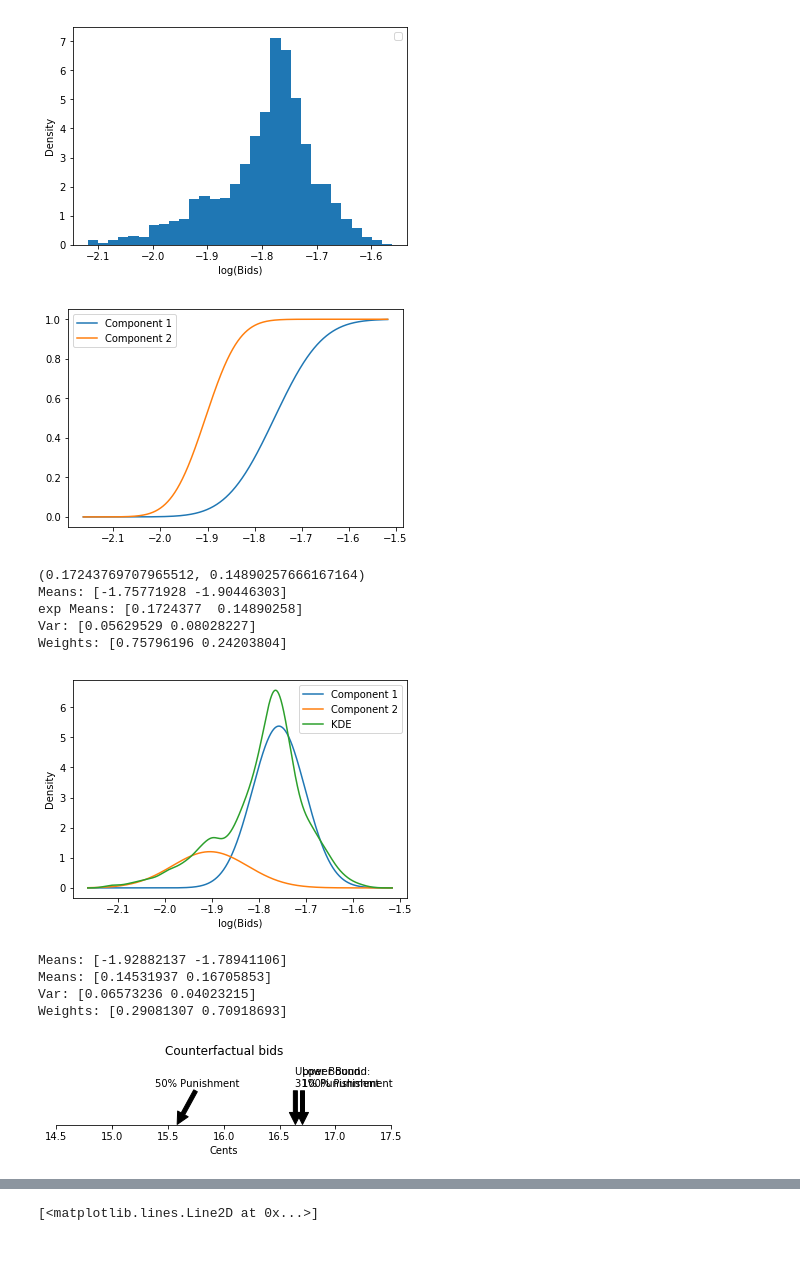
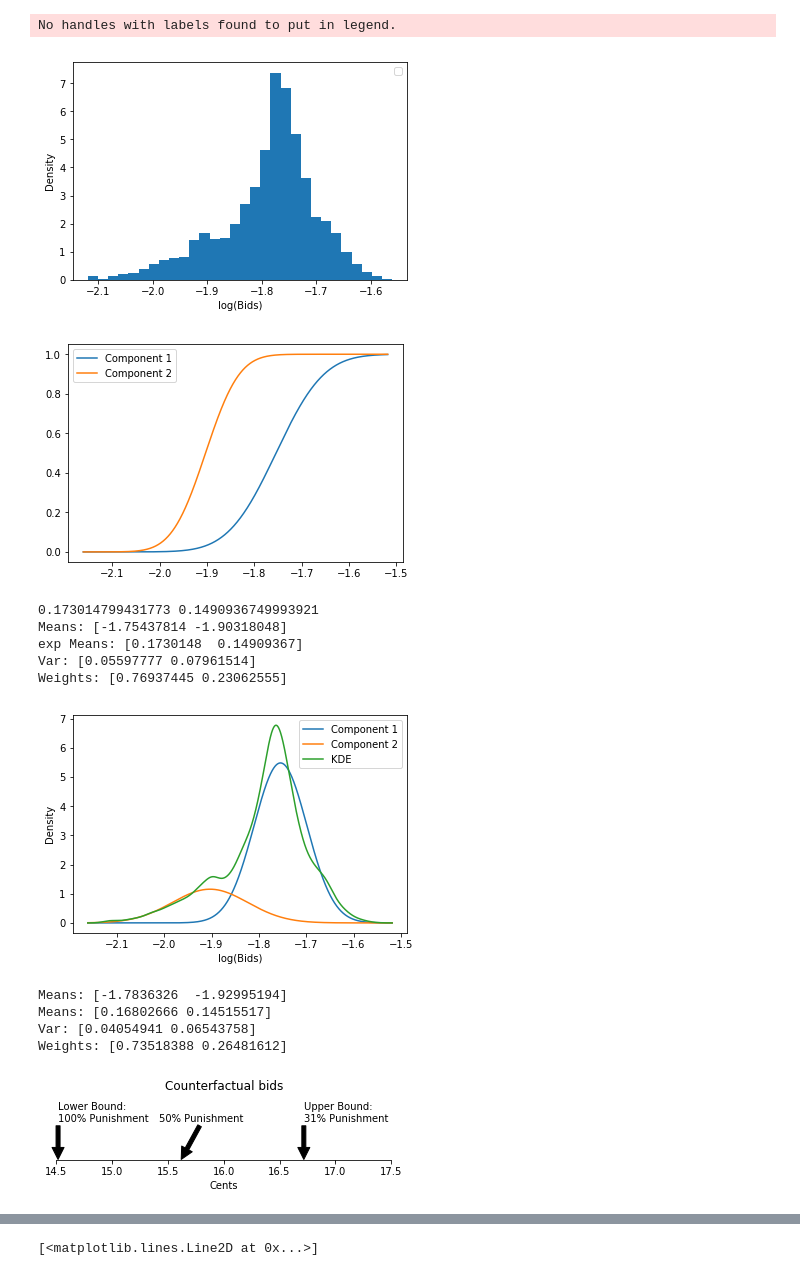
Before and after one commit to ericschulman/tx_milk_2yp, a Jupyter notebook: summary_stats.ipynb, the cells around one changed output, grey strips where cells are left out. Saved outputs shown, nothing was run; the diff lists cells and outputs as text; code cells hidden in the pictures.

```diff
--- a/summary_stats.ipynb
+++ b/summary_stats.ipynb
@@ -31,24 +31,39 @@ plt.show()
+# %%
+#variables names
+lmilk = ['LSCORE']
+auct_key = ['YEAR','MONTH','DAY','SYSTEM','FMOZONE']
+lcts = ['LFMO','LGAS','LPOPUL','LQSCORE']#,'LMEALS']
+dummies = ['COOLER','ESC', 'NUM']
+fekeys = ['3','6','7','9']
+
+
+bid_key = auct_key + ['VENDOR'] + ['COUNTY']
+covariates = lcts + dummies + fekeys
+
+data = pd.read_csv('data/clean_milk0.csv')
+data = data.copy()[bid_key + lmilk + covariates + ['WIN']]
+data = data.dropna()
 # %%
 #load data
-data = pd.read_csv('data/clean_milk1.csv')
 bids = np.array(data['LSCORE'])
 
 #log transformation/ ignore outlier for the plot
 bids = bids[ (.12<=np.exp(bids)) & (np.exp(bids)<=.21) ]
 
 #do kernel density estimation
 dens = sm.nonparametric.KDEUnivariate(bids)
 dens.fit()
 
 #plt.plot(dens.support, dens.density, label='KDE')
 plt.hist(bids, 30,density=True)
 plt.xlabel('log(Bids)')
 plt.ylabel('Density')
 plt.legend()
 plt.savefig('results/bids_density.png')
 plt.show()
 # %% [output]
+No handles with labels found to put in legend.
-[figure, old version]
+[figure, new version]
 # %%
 #fit mixture model
 g = mixture.GaussianMixture(n_components=2)
@@ -63,7 +78,7 @@ plt.plot(dens.support, comp2_cdf, label='Component 2')
 plt.legend()
 plt.show()
 # %% [output]
-[figure, old version]
+[figure, new version]
 # %%
 #create a table?
 
@@ -73,11 +88,11 @@ print( 'exp Means: %s'%np.exp(g.means_[:,0]))
 print( 'Var: %s'%g.covariances_[:,0,0]**.5)
 print( 'Weights: %s'%g.weights_)
 # %% [output]
-(0.17243769707965512, 0.14890257666167164)
-Means: [-1.75771928 -1.90446303]
-exp Means: [0.1724377  0.14890258]
-Var: [0.05629529 0.08028227]
-Weights: [0.75796196 0.24203804]
+0.173014799431773 0.1490936749993921
+Means: [-1.75437814 -1.90318048]
+exp Means: [0.1730148  0.14909367]
+Var: [0.05597777 0.07961514]
+Weights: [0.76937445 0.23062555]
 # %%
 #graph kernel with mixture components
 comp1 = g.weights_[0]*stats.norm.pdf(dens.support,g.means_[0,0],g.covariances_[0,0]**.5)
@@ -92,9 +107,8 @@ plt.legend()
 plt.savefig('results/bid_mixture.png')
 plt.show()
 # %% [output]
-[figure, old version]
+[figure, new version]
 # %%
-data = pd.read_csv('data/clean_milk1.csv')
 wbids = data[data['WIN']==1]
 wbids = np.array(wbids['LSCORE'])
 wbids = wbids[ (.12<=np.exp(wbids)) & (np.exp(wbids)<=.21) ]
@@ -106,10 +120,10 @@ print( 'Means: %s'%np.exp(g.means_[:,0]))
 print( 'Var: %s'%(g.covariances_[:,0,0])**.5)
 print( 'Weights: %s'%g.weights_)
 # %% [output]
-Means: [-1.92882137 -1.78941106]
-Means: [0.14531937 0.16705853]
-Var: [0.06573236 0.04023215]
-Weights: [0.29081307 0.70918693]
+Means: [-1.7836326  -1.92995194]
+Means: [0.16802666 0.14515517]
+Var: [0.04054941 0.06543758]
+Weights: [0.73518388 0.26481612]
 # %%
 ax = plt.subplot(3,1,1)
 
@@ -141,7 +155,7 @@ ax.annotate('50% Punishment', xy=(mid,0), xytext=(mid-.2,3),
 #plt.savefig('results/cf_analysis.png', bbox_inches = 'tight')
 plt.show()
 # %% [output]
-[figure, old version]
+[figure, new version]
 # %%
 data  = pd.read_csv('data/milk.csv')
 wbids = data['SCORE'][data['WIN']==1]
```
Also changed, not shown: parts of 4 cells of this notebook, 3 other files.
